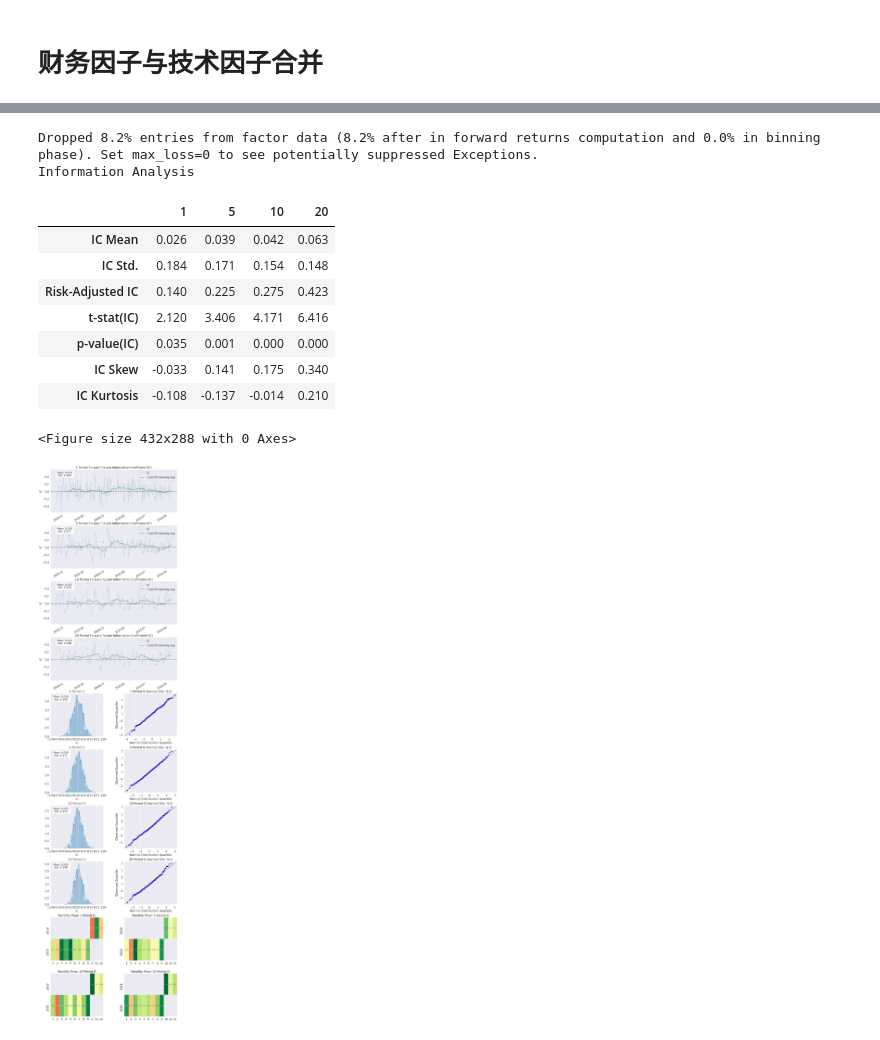
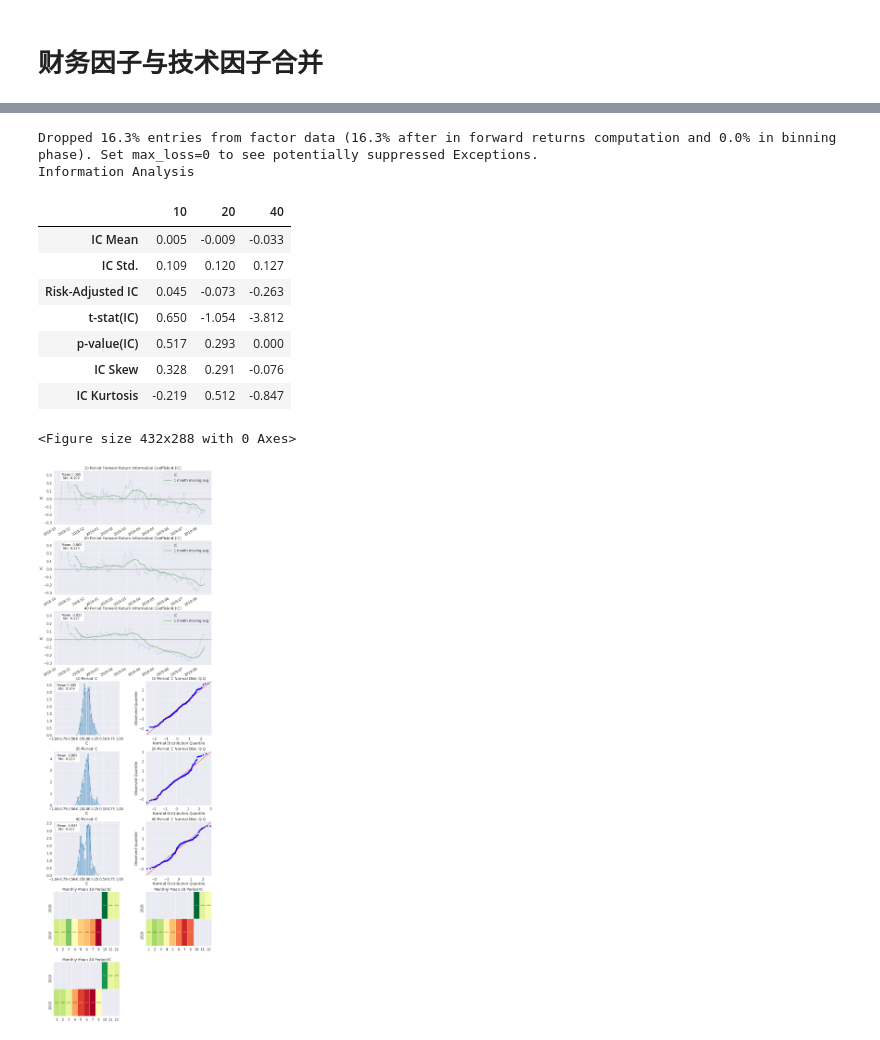
Before and after one commit to RufusTang/Alphalen, a Jupyter notebook: alphalen_V4.ipynb, the cells around one changed output, grey strips where cells are left out. Drawn from its saved outputs; the diff is of its cells as text; code cells hidden in the pictures.

```diff
--- a/alphalen_V4.ipynb
+++ b/alphalen_V4.ipynb
@@ -253,7 +253,7 @@ warnings.filterwarnings("ignore")
 
 # 设置因子池、倒置控制数组
 factor_pool = ['pb_ratio','inc_return','market_cap']
-if_reverse = [1,0,0]
+if_reverse = [1,0,1]
 
 # 设置起始、终止日期
 begin_date = '2018-10-10'
@@ -317,8 +318,8 @@ $$处理因子值：market_cap
 # 获取技术因子，并进行中性化等操作
 # %%
 # 设置因子池、倒置控制数组
-factor_pool = ['EMAC10']
-if_reverse = [0]
+factor_pool = ['EMAC10','EMA5']
+if_reverse = [0,0]
 
 # 设置起始、终止日期
 # 与上面的日期一直
@@ -441,7 +446,11 @@ factor_total_pd
 75000 rows × 4 columns
 # %%
+
 factor_total_pd['factor'] = 0
-for col in factor_pool:
+
+col_pool = factor_total_pd.columns[0:3]
+col_pool
+for col in col_pool:
     factor_total_pd['factor'] = factor_total_pd[col] + factor_total_pd['factor']
 # %%
 factor_total_pd
@@ -468,29 +477,29 @@ factor_total_pd
 # %%
 # 严格意义应在循环外处理
 # 此处仅为示例
 # 提取价格数据
 all_stocks = list(set([index[1] for index, row in factor_data.iterrows()]))
 price_data = get_price(all_stocks,start_date=begin_date , end_date = end_date,fields=['close'])['close']
 
 
 # 数据清洗
 merged_data = get_clean_factor_and_forward_returns(
   factor=factor_total_pd['factor'],
   prices=price_data,
-  periods = [1,5,10,20]
+  periods = [10,20,40]
 )
 
 create_information_tear_sheet(merged_data)
 # %% [output]
-Dropped 8.2% entries from factor data (8.2% after in forward returns computation and 0.0% in binning phase). Set max_loss=0 to see potentially suppressed Exceptions.
+Dropped 16.3% entries from factor data (16.3% after in forward returns computation and 0.0% in binning phase). Set max_loss=0 to see potentially suppressed Exceptions.
 Information Analysis
-|  | 1 | 5 | 10 | 20 |
-| IC Mean | 0.026 | 0.039 | 0.042 | 0.063 |
-| IC Std. | 0.184 | 0.171 | 0.154 | 0.148 |
-| Risk-Adjusted IC | 0.140 | 0.225 | 0.275 | 0.423 |
-| t-stat(IC) | 2.120 | 3.406 | 4.171 | 6.416 |
-| p-value(IC) | 0.035 | 0.001 | 0.000 | 0.000 |
-| IC Skew | -0.033 | 0.141 | 0.175 | 0.340 |
-| IC Kurtosis | -0.108 | -0.137 | -0.014 | 0.210 |
+|  | 10 | 20 | 40 |
+| IC Mean | 0.005 | -0.009 | -0.033 |
+| IC Std. | 0.109 | 0.120 | 0.127 |
+| Risk-Adjusted IC | 0.045 | -0.073 | -0.263 |
+| t-stat(IC) | 0.650 | -1.054 | -3.812 |
+| p-value(IC) | 0.517 | 0.293 | 0.000 |
+| IC Skew | 0.328 | 0.291 | -0.076 |
+| IC Kurtosis | -0.219 | 0.512 | -0.847 |
 <Figure size 432x288 with 0 Axes>
-[figure, old version]
+[figure, new version]
```
Also changed, not shown: parts of 6 cells of this notebook.
